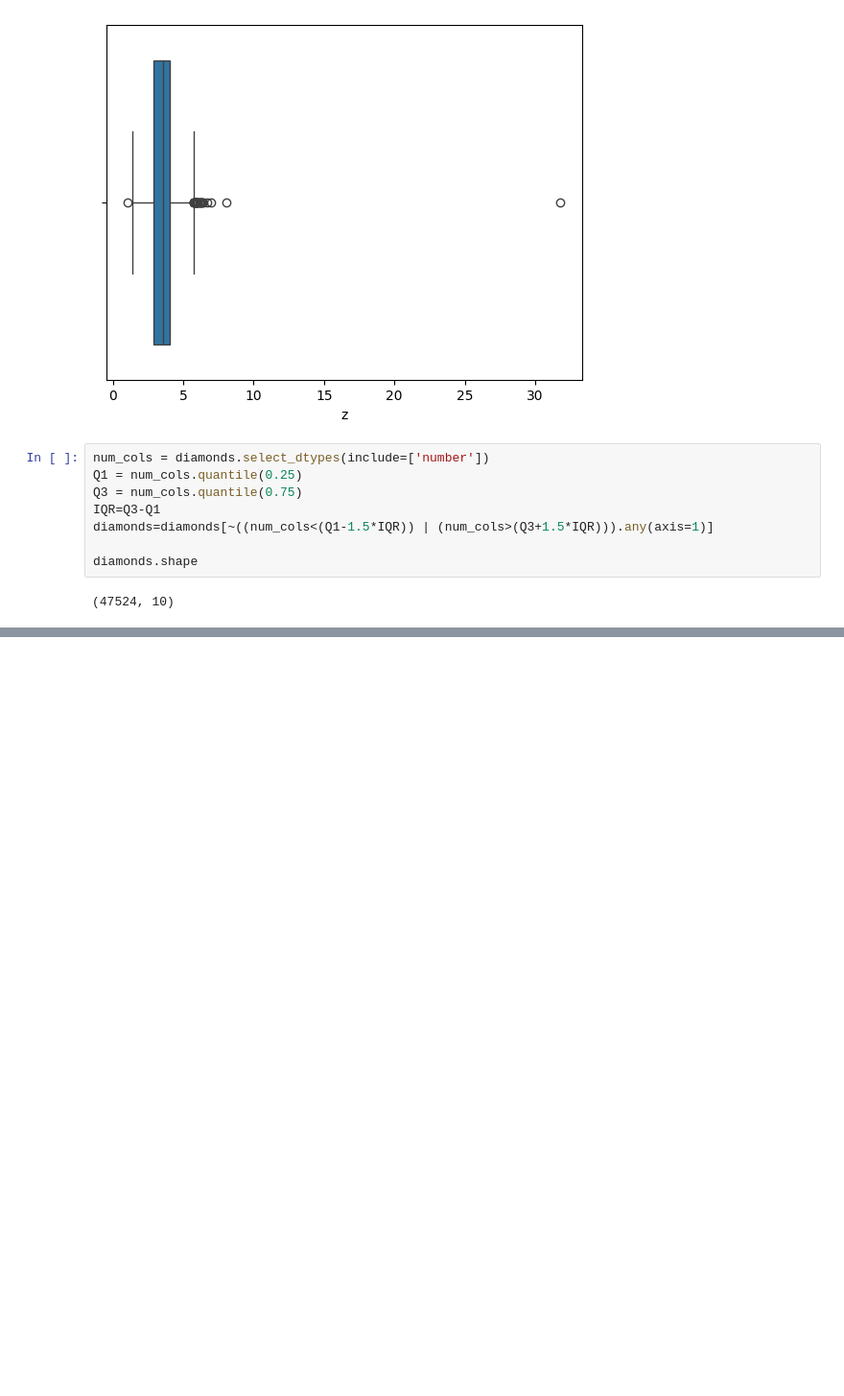
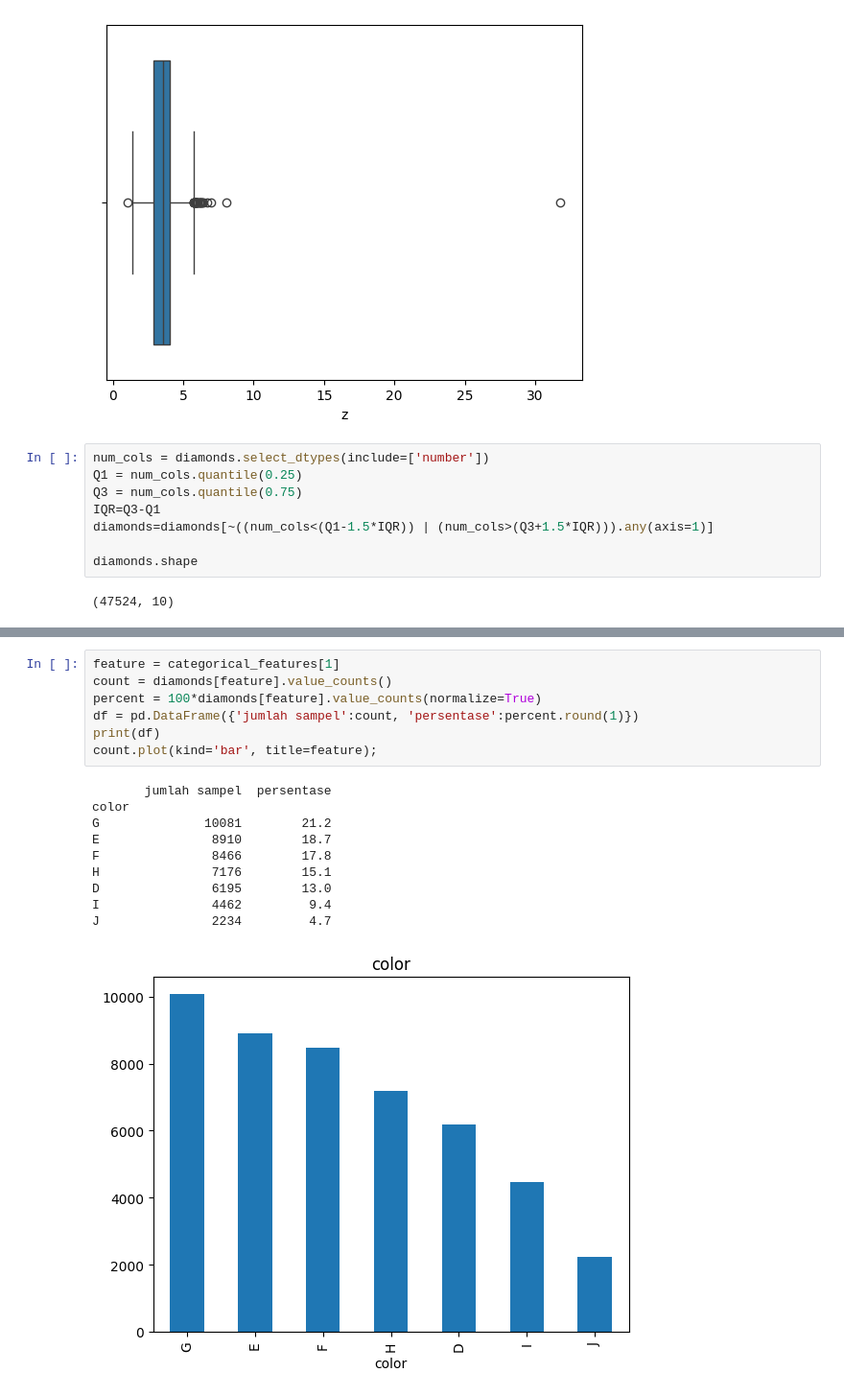
Before and after one commit to abdullohumar/predictive_analytic, a Jupyter notebook: predictive_analytics.ipynb, the cells around one changed output, grey strips where cells are left out. Shown: that part at 96% size. Saved outputs shown, nothing was run; the diff lists cells and outputs as text; blank space fills up the shorter version.

```diff
--- a/predictive_analytics.ipynb
+++ b/predictive_analytics.ipynb
@@ -150,0 +170,18 @@ diamonds.shape
+# %%
+feature = categorical_features[1]
+count = diamonds[feature].value_counts()
+percent = 100*diamonds[feature].value_counts(normalize=True)
+df = pd.DataFrame({'jumlah sampel':count, 'persentase':percent.round(1)})
+print(df)
+count.plot(kind='bar', title=feature);
+# %% [output]
+       jumlah sampel  persentase
+color
+G              10081        21.2
+E               8910        18.7
+F               8466        17.8
+H               7176        15.1
+D               6195        13.0
+I               4462         9.4
+J               2234         4.7
+[figure, added]
```
Also changed, not shown: parts of 4 cells of this notebook.
